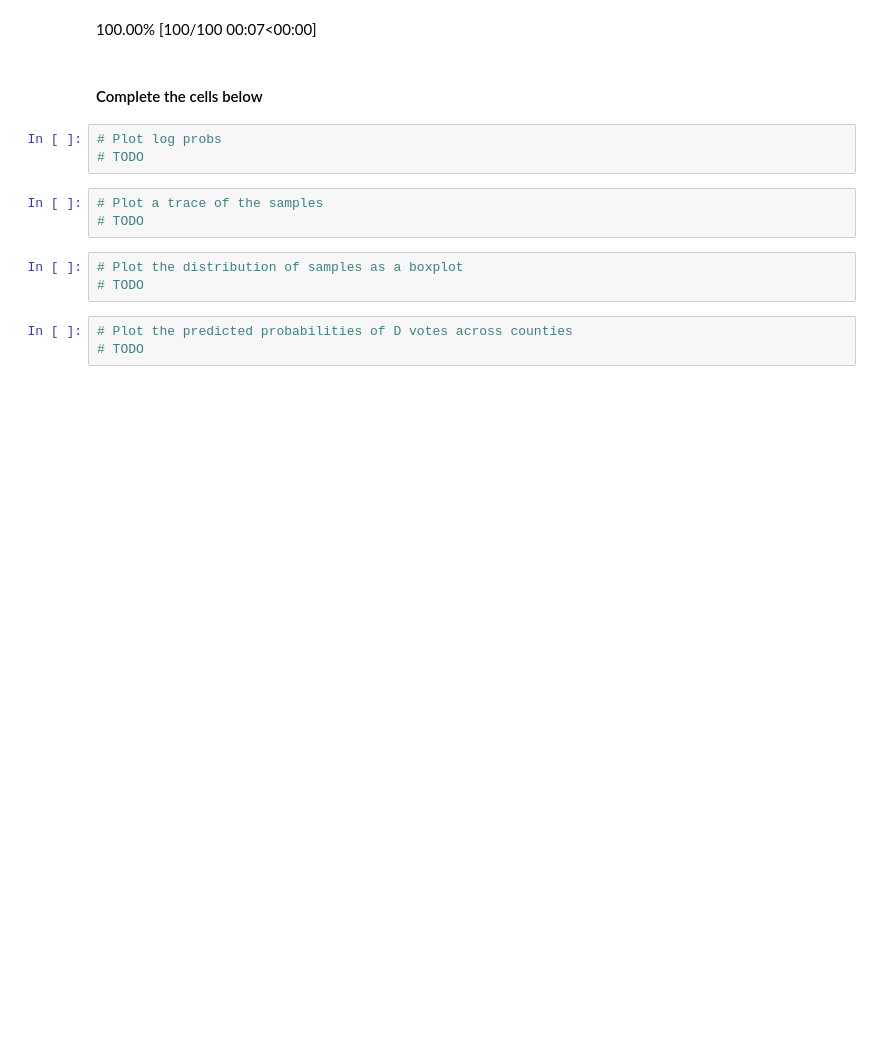
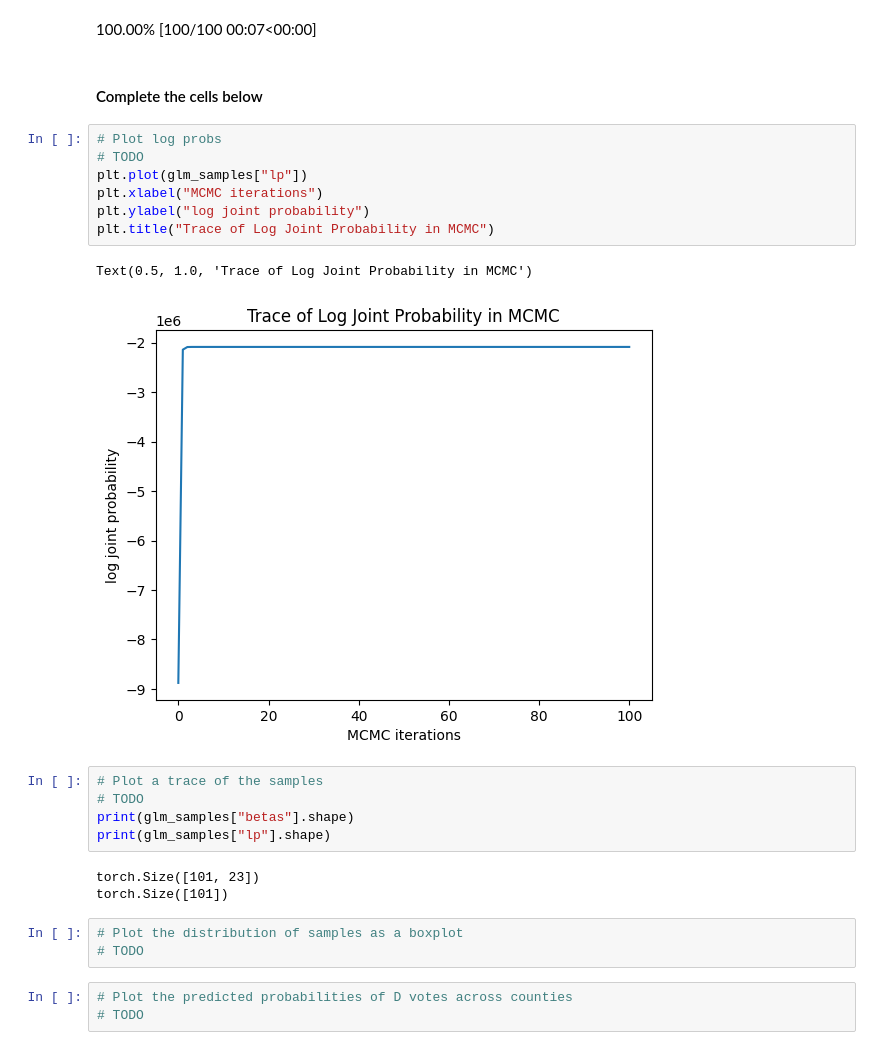
Before and after one commit to dlvh/stats305b, a Jupyter notebook: assignments/hw2/hw2.ipynb, the cells around one changed output. Cells and saved outputs as stored; diff of their text form; blank space fills up the shorter version.

```diff
--- a/assignments/hw2/hw2.ipynb
+++ b/assignments/hw2/hw2.ipynb
@@ -631,12 +631,24 @@ glm_samples = glm.gibbs(y, N, X,
 100.00% [100/100 00:07<00:00]
 # %% [markdown]
 #### Complete the cells below
-# %%
-# Plot log probs
-# TODO
+# %%
+# Plot log probs
+# TODO
+plt.plot(glm_samples["lp"])
+plt.xlabel("MCMC iterations")
+plt.ylabel("log joint probability")
+plt.title("Trace of Log Joint Probability in MCMC")
+# %% [output]
+Text(0.5, 1.0, 'Trace of Log Joint Probability in MCMC')
+[figure, added]
 # %%
 # Plot a trace of the samples
 # TODO
+print(glm_samples["betas"].shape)
+print(glm_samples["lp"].shape)
+# %% [output]
+torch.Size([101, 23])
+torch.Size([101])
 # %%
 # Plot the distribution of samples as a boxplot
 # TODO
```
